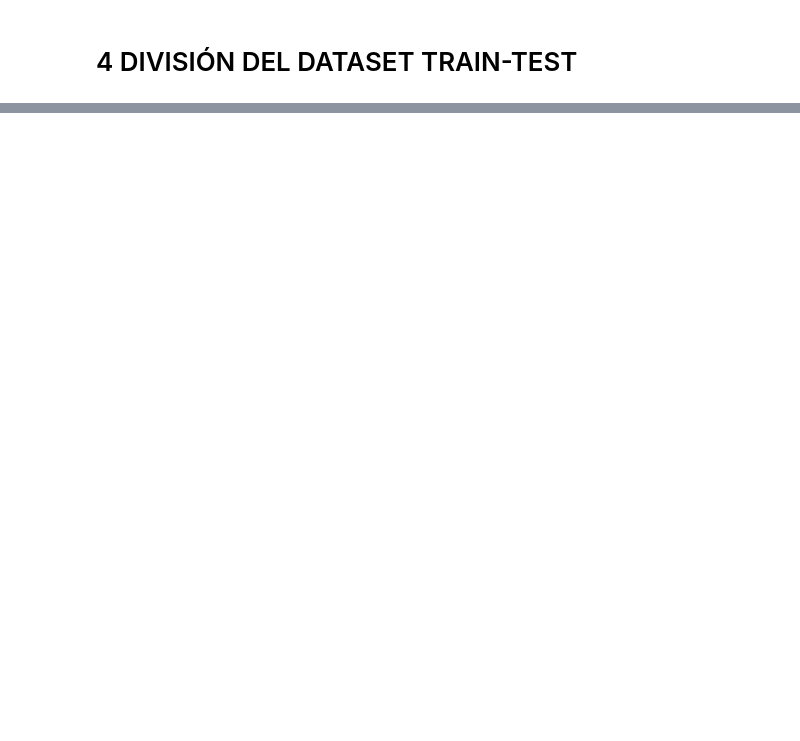
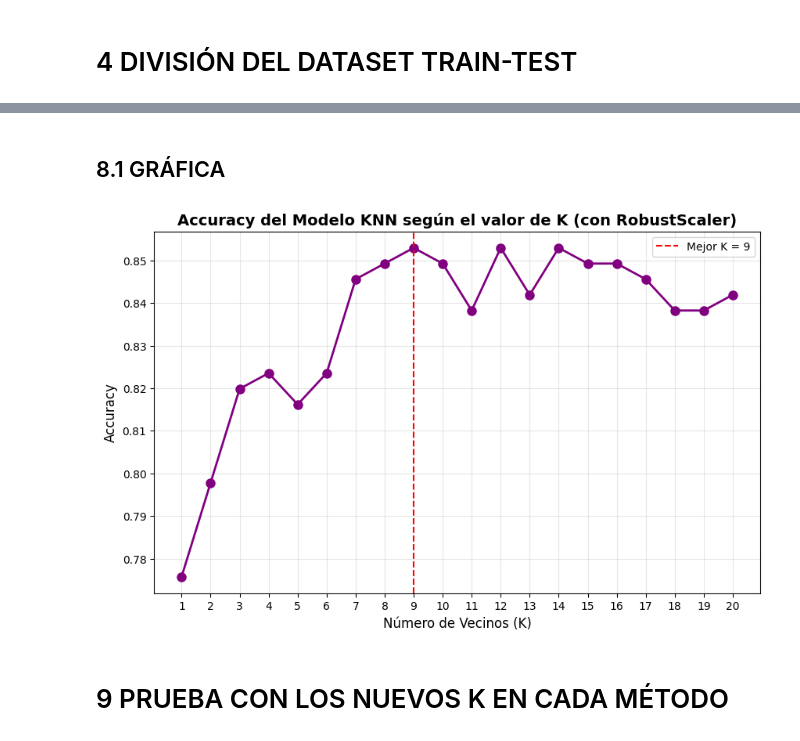
Before and after one commit to 4GeeksAcademy/cathycaz-intro-ml, a Jupyter notebook: src/08-knn.ipynb, the cells around one changed output, grey strips where cells are left out. Cells and saved outputs as stored; diff of their text form; code cells hidden in the pictures; blank space fills up the shorter version.

```diff
--- a/src/08-knn.ipynb
+++ b/src/08-knn.ipynb
@@ -631,0 +859,18 @@ Series([], dtype: int64)
+# %% [markdown]
+## 8.1 GRÁFICA
+# %%
+# Gráfico para ver cómo cambia el accuracy con diferentes K usando RobustScaler
+plt.figure(figsize=(10, 6))
+plt.plot(df_resultados_robust['k'], df_resultados_robust['accuracy'], marker='o', linewidth=2, markersize=8, color='purple')
+plt.xlabel('Número de Vecinos (K)', fontsize=12)
+plt.ylabel('Accuracy', fontsize=12)
+plt.title('Accuracy del Modelo KNN según el valor de K (con RobustScaler)', fontsize=14, fontweight='bold')
+plt.grid(True, alpha=0.3)
+plt.xticks(range(1, 21))
+plt.axvline(x=mejor_k_robust, color='red', linestyle='--', label=f'Mejor K = {int(mejor_k_robust)}')
+plt.legend()
+plt.show()
+# %% [output]
+[figure, added]
+# %% [markdown]
+# 9 PRUEBA CON LOS NUEVOS K EN CADA MÉTODO
```
Also changed, not shown: parts of 26 cells of this notebook.
